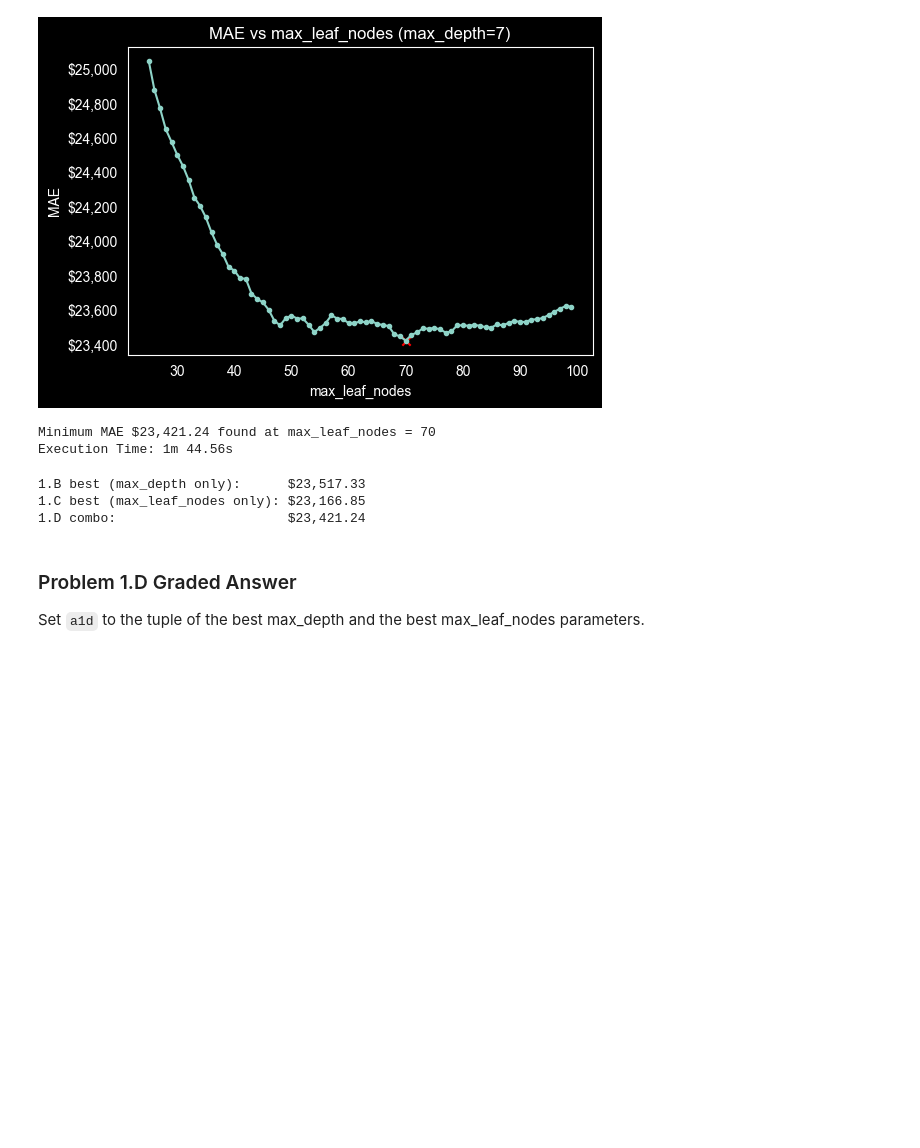
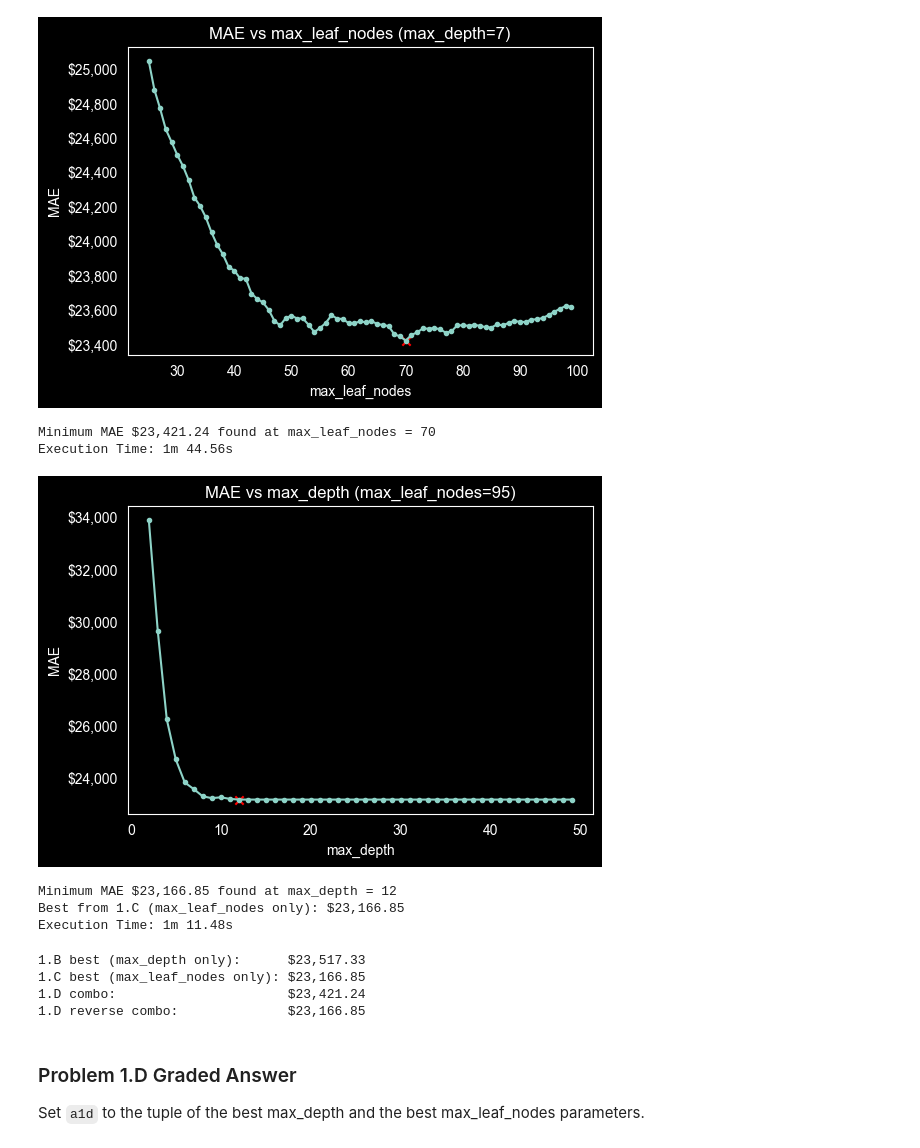
Before and after one commit to reynolkb-bu/Module-3-Assignments, a Jupyter notebook: Homework_06.ipynb, the cells around one changed output. Cells and saved outputs as stored; diff of their text form; code cells hidden in the pictures; blank space fills up the shorter version.

```diff
--- a/Homework_06.ipynb
+++ b/Homework_06.ipynb
@@ -436,14 +436,53 @@ print(f"Execution Time: " + format_time(time.time() - start))
 [figure]
 Minimum MAE $23,421.24 found at max_leaf_nodes = 70
 Execution Time: 1m 44.56s
+# %%
+start = time.time()
+
+param = 'max_depth'
+
+parameter_list = range(2, 50)
+
+MAEs = []
+
+for d in tqdm(parameter_list):
+  MAEs.append( run_decision_tree_regressor(X_train, y_train,
+                                           max_depth=d,
+                                           max_leaf_nodes=best_max_leaf_nodes,  # 95 from 1.C
+                                           visualize=False
+                                          ) )
+
+min_MAE_rev = min(MAEs)
+min_index_rev = MAEs.index(min_MAE_rev)
+
+plt.figure(figsize=(6, 4))
+plt.title(f"MAE vs {param} (max_leaf_nodes={best_max_leaf_nodes})")
+plt.plot(parameter_list, MAEs, marker='.')
+plt.scatter([parameter_list[min_index_rev]], [min_MAE_rev], marker='x', color='red')
+plt.xlabel(param)
+plt.ylabel("MAE")
+plt.gca().yaxis.set_major_formatter(mticker.FuncFormatter(dollar_format))
+plt.grid()
+plt.show()
+
+print(f"Minimum MAE ${min_MAE_rev:,.2f} found at {param} = {parameter_list[min_index_rev]}")
+print(f"Best from 1.C (max_leaf_nodes only): ${best_MAE_1c:,.2f}")
+print(f"Execution Time: " + format_time(time.time() - start))
+# %% [output]
+[figure, added]
+Minimum MAE $23,166.85 found at max_depth = 12
+Best from 1.C (max_leaf_nodes only): $23,166.85
+Execution Time: 1m 11.48s
 # %%
 print(f"1.B best (max_depth only):      ${best_MAE_1b:,.2f}")
 print(f"1.C best (max_leaf_nodes only): ${best_MAE_1c:,.2f}")
 print(f"1.D combo:                      ${min_MAE:,.2f}")
+print(f"1.D reverse combo:              ${min_MAE_rev:,.2f}")
 # %% [output]
 1.B best (max_depth only):      $23,517.33
 1.C best (max_leaf_nodes only): $23,166.85
 1.D combo:                      $23,421.24
+1.D reverse combo:              $23,166.85
 # %% [markdown]
 ### Problem 1.D Graded Answer
 
```
Also changed, not shown: parts of 2 cells of this notebook.
